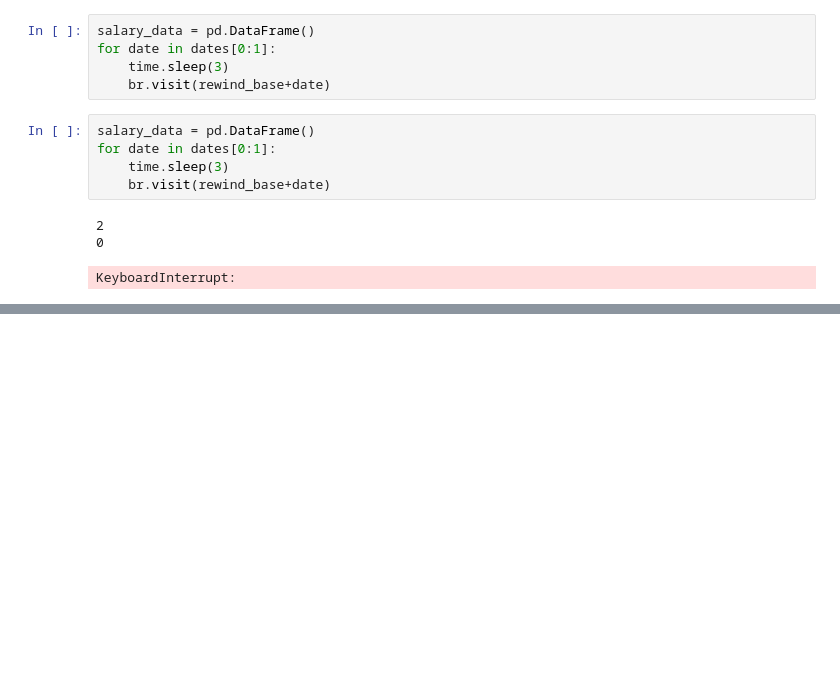
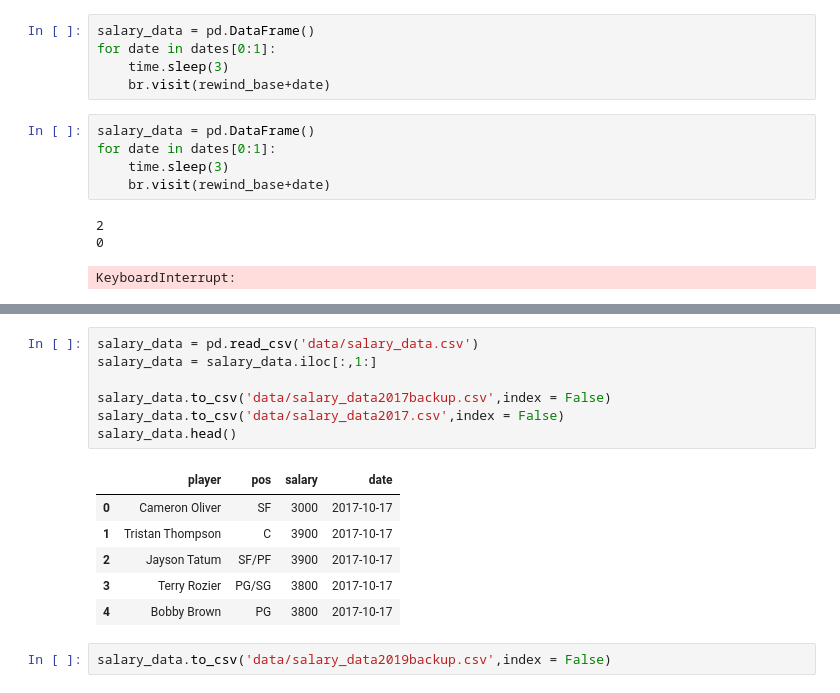
Before and after one commit to shanemulqueen/nba, a Jupyter notebook: Salary_scrape_scratch.ipynb, the cells around one changed output, grey strips where cells are left out. Drawn from its saved outputs; the diff is of its cells as text; blank space fills up the shorter version.

```diff
--- a/Salary_scrape_scratch.ipynb
+++ b/Salary_scrape_scratch.ipynb
@@ -360,0 +440,16 @@ KeyboardInterrupt:
+# %%
+salary_data = pd.read_csv('data/salary_data.csv')
+salary_data = salary_data.iloc[:,1:]
+
+salary_data.to_csv('data/salary_data2017backup.csv',index = False)
+salary_data.to_csv('data/salary_data2017.csv',index = False)
+salary_data.head()
+# %% [output]
+|  | player | pos | salary | date |
+| 0 | Cameron Oliver | SF | 3000 | 2017-10-17 |
+| 1 | Tristan Thompson | C | 3900 | 2017-10-17 |
+| 2 | Jayson Tatum | SF/PF | 3900 | 2017-10-17 |
+| 3 | Terry Rozier | PG/SG | 3800 | 2017-10-17 |
+| 4 | Bobby Brown | PG | 3800 | 2017-10-17 |
+# %%
+salary_data.to_csv('data/salary_data2019backup.csv',index = False)
```
Also changed, not shown: parts of 9 cells of this notebook, 13 other files.
